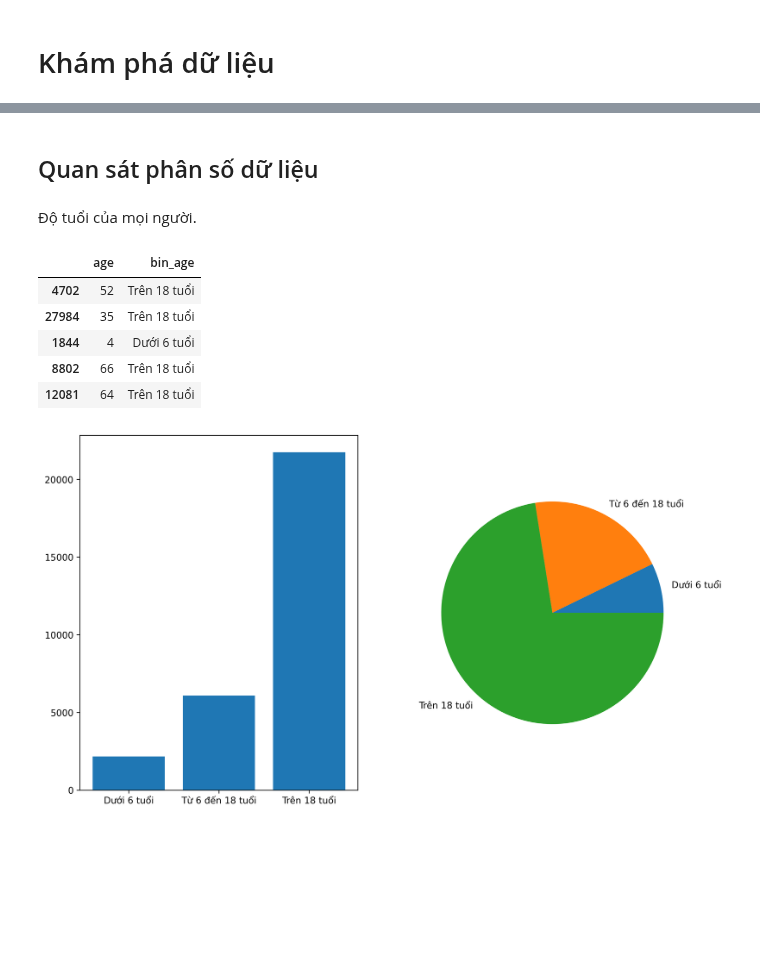
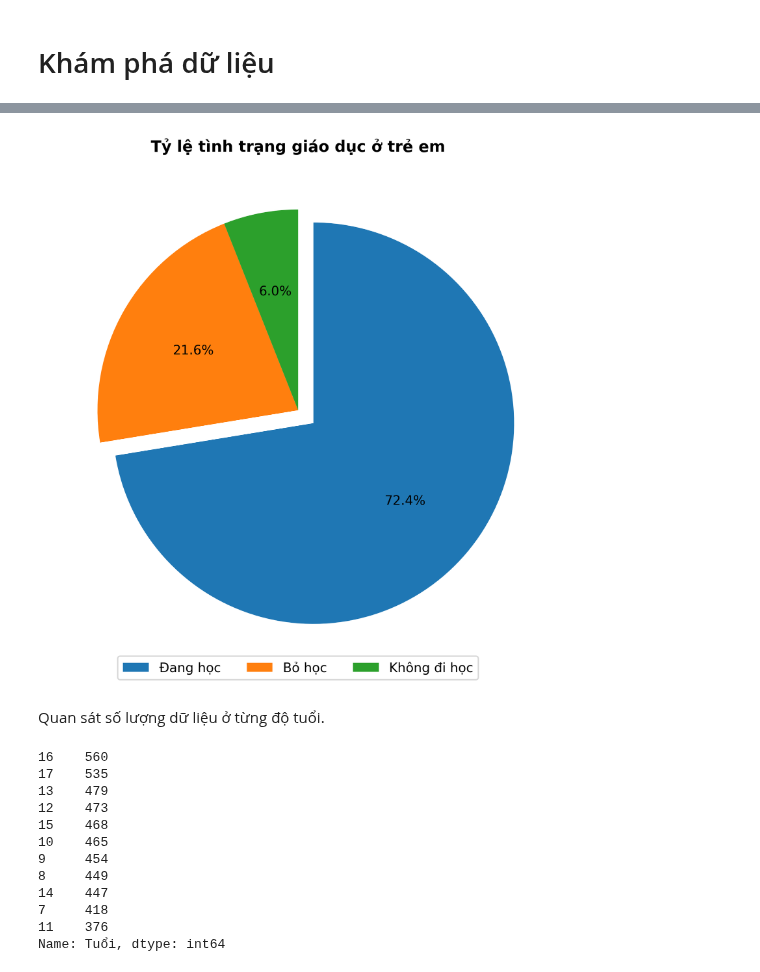
Before and after one commit to iam-Dylan/costa-rican-household, a Jupyter notebook: source/eda_DK.ipynb, the cells around one changed output, grey strips where cells are left out. Cells and saved outputs as stored; diff of their text form; code cells hidden in the pictures; blank space fills up the shorter version.

```diff
--- a/source/eda_DK.ipynb
+++ b/source/eda_DK.ipynb
@@ -45,0 +157,12 @@ all_data = pd.concat((train, test)).reset_index(drop=True)
+# %%
+columns = ['age', 'escolari', 'rez_esc', 'instlevel1']
+
+edu_data = under_18[(under_18['rez_esc-missing'] == False) & (under_18['age'] > 6)][columns].astype(int)
+edu_data['age'] = edu_data['age'].astype(str)
+
+edu_data.loc[edu_data['rez_esc'] > 0, 'rez_esc'] = 1
+edu_data.loc[edu_data['escolari'] > 0, 'escolari'] = 1
+edu_data.loc[edu_data['rez_esc'] > 0, 'escolari'] = 0
+
+edu_data.columns = ['Tuổi', 'Đang học', 'Bỏ học', 'Không đi học']
+edu_data.sample(5)
@@ -46,26 +176,29 @@ all_data = pd.concat((train, test)).reset_index(drop=True)
+# %%
+sumary = edu_data.iloc[:, 1:].sum(axis=0)
+plt.pie(sumary, explode=[0.1, 0., 0.],
+        labels=sumary.index, labeldistance=None,
+        autopct='%1.1f%%', pctdistance=.6,
+        startangle=90, counterclock=False);
+plt.legend(loc='lower center', bbox_to_anchor=(0.5, -0.05), ncol=3);
+plt.title('Tỷ lệ tình trạng giáo dục ở trẻ em', fontdict={'weight':'bold'});
+plt.subplots_adjust()
+# %% [output]
+[figure, added]
 # %% [markdown]
-## Quan sát phân số dữ liệu
+Quan sát số lượng dữ liệu ở từng độ tuổi.
-# %% [markdown]
-Độ tuổi của mọi người.
-# %%
-age_data = all_data[['age']].copy()
-age_data['bin_age'] = age_data['age']
-age_data.loc[age_data['age'] < 6, 'bin_age'] = 'Dưới 6 tuổi'
-age_data.loc[age_data['age'] > 18, 'bin_age'] = 'Trên 18 tuổi'
-age_data.loc[(age_data['age'] >= 6) & (age_data['age'] <= 18), 'bin_age'] = 'Từ 6 đến 18 tuổi'
-age_data.sample(5)
-# %% [output]
-|  | age | bin_age |
-| 4702 | 52 | Trên 18 tuổi |
-| 27984 | 35 | Trên 18 tuổi |
-| 1844 | 4 | Dưới 6 tuổi |
-| 8802 | 66 | Trên 18 tuổi |
-| 12081 | 64 | Trên 18 tuổi |
-# %%
-# Plot the bar chart and pie chart in the same subplot for 'age' column
-fig, (ax1, ax2) = plt.subplots(1, 2)
-age_count = age_data['bin_age'].value_counts(ascending=True)
-ax1.bar(age_count.index, age_count.values);
-ax2.pie(age_count.values, labels=age_count.index);
-# %% [output]
-[figure, removed]
+# %%
+age_count = edu_data['Tuổi'].value_counts()
+age_count
+# %% [output]
+16    560
+17    535
+13    479
+12    473
+15    468
+10    465
+9     454
+8     449
+14    447
+7     418
+11    376
+Name: Tuổi, dtype: int64
```
Also changed, not shown: parts of 19 cells of this notebook.
